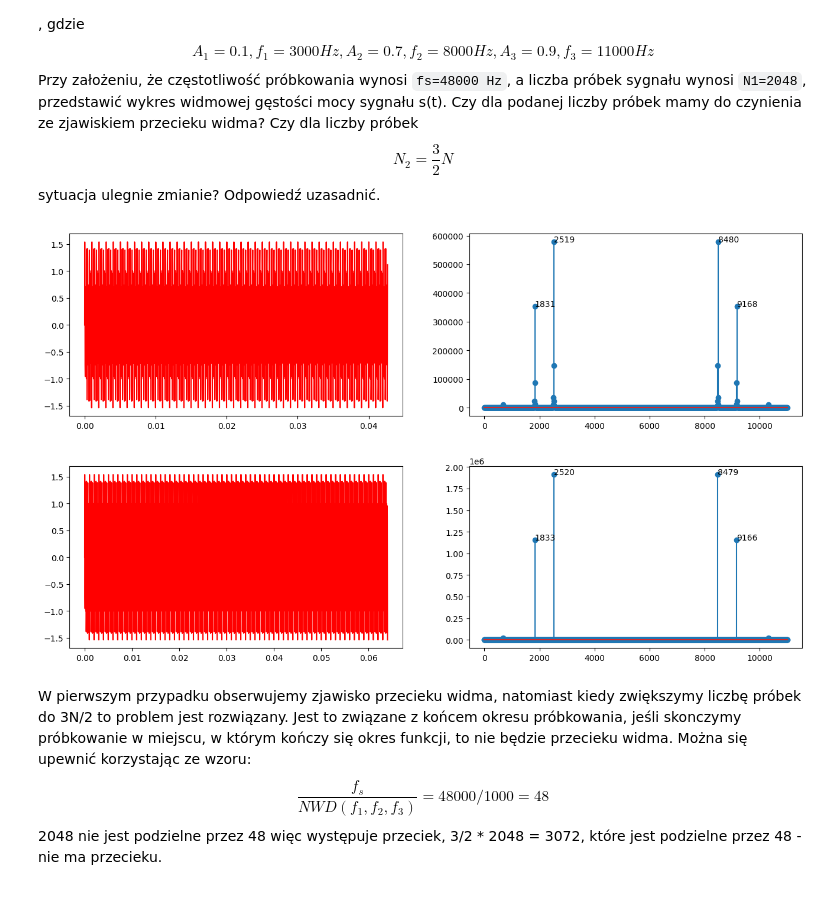
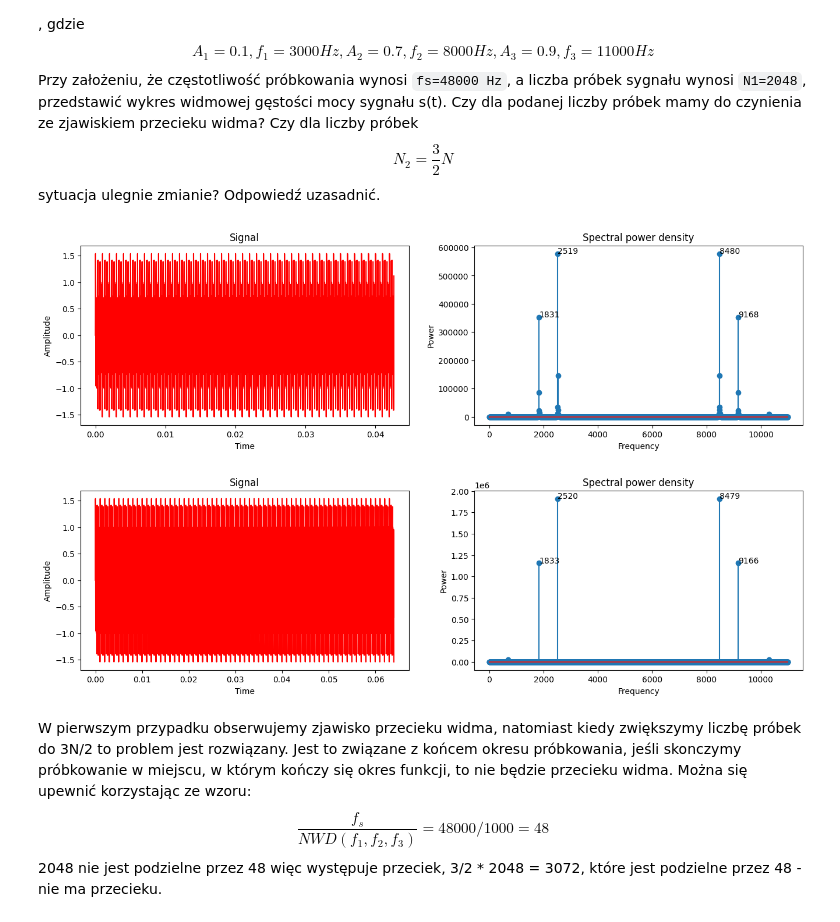
Before and after one commit to aszokalski/WMM, a Jupyter notebook: lab1/lab1.ipynb, the cells around one changed output. Drawn from its saved outputs; the diff is of its cells as text; code cells hidden in the pictures.

```diff
--- a/lab1/lab1.ipynb
+++ b/lab1/lab1.ipynb
@@ -215,35 +240,47 @@ spectral_power_density = np.abs(spectrum)**2
 
 _, ax = plt.subplots(1, 2, figsize=(16, 4))
 
 ax[0].plot(probing_signal, samples, "-", color="red")
+ax[0].set_xlabel("Time")
+ax[0].set_ylabel("Amplitude")
+ax[0].set_title("Signal")
 
 ax[1].stem(buckets, spectral_power_density)
+ax[1].set_title("Spectral power density")
+ax[1].set_xlabel("Frequency")
+ax[1].set_ylabel("Power")
 
 largest_indices = np.argsort(spectral_power_density)[-n_labels:]
 
 for i in largest_indices:
     ax[1].annotate(f'{int(buckets[i])}', xy=(buckets[i], spectral_power_density[i]))
 
 
 N = (3/2) * N
 
 samples, probing_signal, buckets = sample_signal(signal, 1/largest_frequency, N, sampling_frequency)
 spectrum = np.fft.fft(samples)
 spectral_power_density = np.abs(spectrum)**2
 
 _, ax = plt.subplots(1, 2, figsize=(16, 4))
 ax[0].plot(probing_signal, samples, "-", color="red")
+ax[0].set_xlabel("Time")
+ax[0].set_ylabel("Amplitude")
+ax[0].set_title("Signal")
 ax[1].stem(buckets, spectral_power_density)
+ax[1].set_title("Spectral power density")
+ax[1].set_xlabel("Frequency")
+ax[1].set_ylabel("Power")
 
 largest_indices = np.argsort(spectral_power_density)[-n_labels:]
 
 for i in largest_indices:
     ax[1].annotate(f'{int(buckets[i])}', xy=(buckets[i], spectral_power_density[i]))
 
 plt.show()
 # %% [output]
-[figure, old version]
+[figure, new version]
-[figure, old version]
+[figure, new version]
 # %% [markdown]
 W pierwszym przypadku obserwujemy zjawisko przecieku widma, natomiast kiedy zwiększymy liczbę próbek do 3N/2 to problem jest rozwiązany. Jest to związane z końcem okresu próbkowania, jeśli skonczymy próbkowanie w miejscu, w którym kończy się okres funkcji, to nie będzie przecieku widma. Można się upewnić korzystając ze wzoru:
 $$\frac{f_s}{NWD(f_1, f_2, f_3)} = 48000 / 1000 = 48 $$
```
Also changed, not shown: parts of 7 cells of this notebook.
